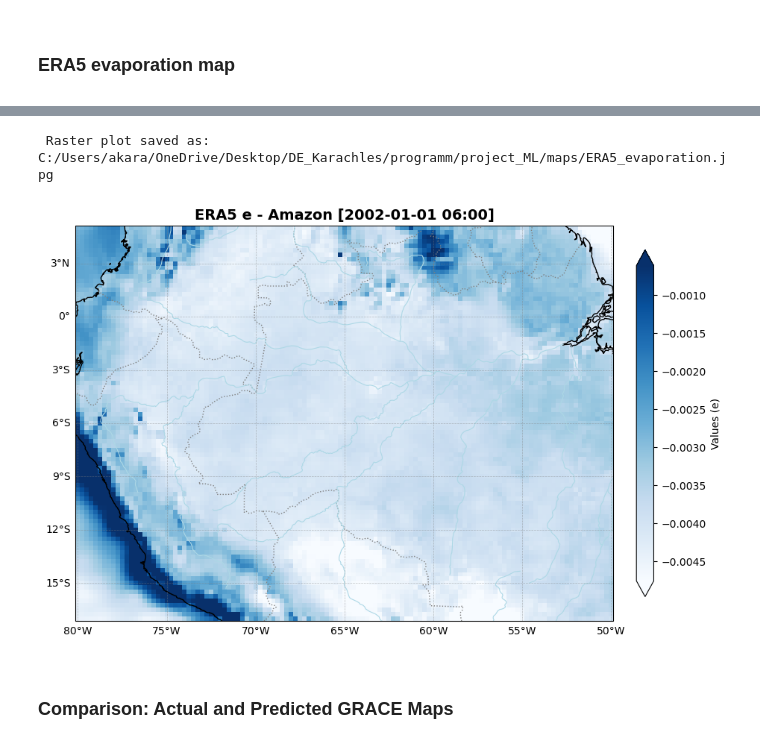
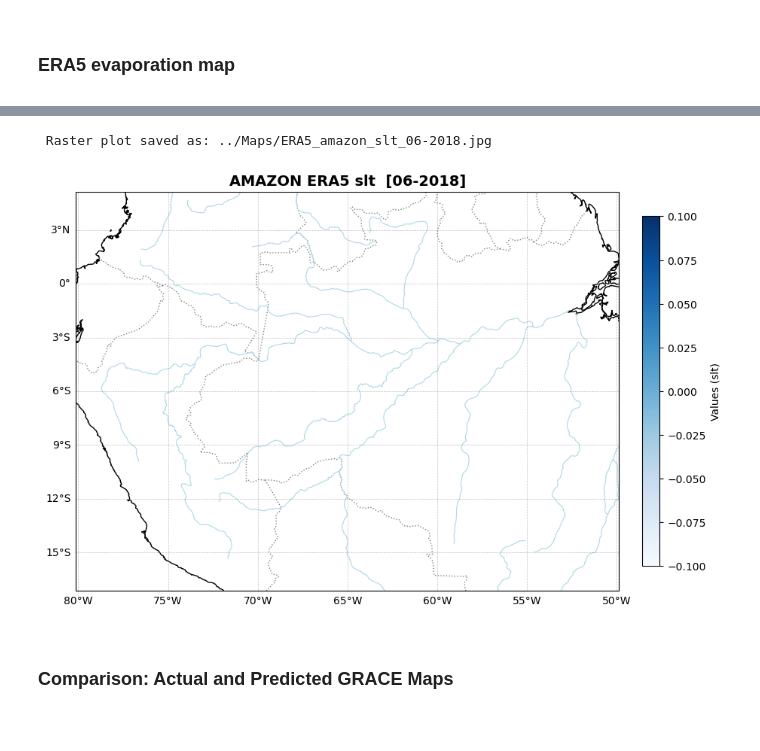
Before and after one commit to Neversplit2/grace_project, a Jupyter notebook: code/backend_notebook.ipynb, the cells around one changed output, grey strips where cells are left out. Saved outputs shown, nothing was run; the diff lists cells and outputs as text; code cells hidden in the pictures.

```diff
--- a/code/backend_notebook.ipynb
+++ b/code/backend_notebook.ipynb
@@ -914,44 +892,77 @@ FileNotFoundError: [Errno 2] No such file or directory: 'D:/XGBoost_model_fast.p
 # %% [markdown]
 # <font size="4"> ERA5 evaporation map </font>
 # %%
-# to alla3a kai tou ebala na plottarei me bash thn epilogh etous kai mhna, eixes na plottarei mono thn pwth eggrafh tou era5_1 dataset--> 2002-1
-# bebaia elegxeis MONO to ds_era1_sliced, enw exeis kai ds_ers2_sliced
-# # kai kane input epilogh to var_to_plot wste na epilegei o xrhsths ti 8elei na ektupwnei
-# einai eukolo ayto, arkei na kaneis ds to era5_df_merged kai meta if gia na dwseis ta pithana variables
-# prepei na einai dunamiko kai to onoma tou output gia na mh ginontai overright ta plots sou, mporw na sto kanw egw alla paidepse to ligo monos sou xwris chatgpt/gemini h o,ti allo
-# dynamikos 8a prepei na einai kai o titlos twn xartwn
-# ta blues me auto euros den mou polu aresoun...
+# sos [6] slt [7] swvl1  [8] swvl2 [9] swvl3 [10] swvl4 [11] lai_hv [12] lai_lv plots are created with rendering issues (no rendering) possibly
+# due to their low variance. Try to fix this bug possibly by changing the vmin/vmax values.
 
-# evaporation (ERA5_1 dataset)
-output_jpg_era5 = "../Maps/ERA5_evaporation.jpg"
 
-var_to_plot = 'e'
+
+#Creating era5 input data for raster plots. These will work as predictors for the trained model.
+ds_era5_merged = xr.merge([ds_era1,ds_era2])
+
+feature_list = list(ds_era5_merged.data_vars)
+# Creating numeric list of ds_era5_merged features
+print("\n Available Features ")
+for i, feature in enumerate(feature_list, 0):
+    print(f" [{i}] {feature}")
+print("\n Choose a number from the list above to create a raster plot for the corresponding feature.")
+# User chooses a number according to list
+try:
+    era5_feature = int(input("Pick a number from the list: "))
+except ValueError:
+    print(" Invalid input! Terminating programm.")
+    sys.exit()
+
+#Grab the string name from your list
+#era5_feature is integer
+var_to_plot = feature_list[era5_feature]
+print(var_to_plot)
+# Users input name of basin for title
+try:
+    basin_name = input("Enter Basin Name for the Title (e.g. Amazon, Lake Victoria): ").strip()
+except ValueError:
+    print(" Invalid input! Terminating programm.")
+    sys.exit()
+# Users input date of map
 try:
     map_year = int(input("Enter year: "))
     map_month = int(input("Enter month: "))
 except ValueError:
     print(" Invalid input! Terminating programm.")
     sys.exit()
+# Slice for input year & month
+# Specific hour (23:00) required to avoid the midnight reset of features.
+data_slice = ds_era5_merged[var_to_plot].sel(valid_time=f'{map_year}-{map_month}-01 23:00', method='nearest')
 
-# # In this example we choose the first year/month in dataset
-# data_slice = ds_era1_sliced[var_to_plot].isel(valid_time=0)
+# I only need month and year
+time_str = data_slice.valid_time.dt.strftime("%m-%Y").item()
+print(f"Preparing map for '{var_to_plot}' {time_str}")
 
-# Slice for input year & month
-data_slice = ds_era1_sliced[var_to_plot].sel(valid_time=f'{map_year}-{map_month}-01', method='nearest')
+# Dynamic .jpg title approach
+output_jpg_era5 = f"../Maps/ERA5_{basin_name}_{var_to_plot}_{time_str}.jpg"
+# Solving overwrite output problem
+i=1
+while os.path.exists(output_jpg_era5):
+    output_jpg_era5 = f"../Maps/ERA5_{basin_name}_{var_to_plot}_{time_str}_{i}.jpg"
+    i=i+1
+else:
+    print(f"Map saved to {output_jpg_era5}")
 
-time_str = data_slice.valid_time.dt.strftime("%Y-%m-%d %H:00").item()
-
-print(f"Preparing map for '{var_to_plot}' {time_str}")
+# Fixing colour range
+# Find the value that is smaller than 2% of the data
+vmin = data_slice.quantile(0.02).item()
+# Find the value that is smaller than 98% of the data
+vmax = data_slice.quantile(0.98).item()
 
 plt.figure(figsize=(10, 8))
 
 ax = plt.axes(projection=ccrs.PlateCarree())
-
 plot = data_slice.plot.pcolormesh(
     ax=ax,
     transform=ccrs.PlateCarree(),
     cmap="Blues",
     robust=True,
+    vmin=vmin, vmax=vmax,
     cbar_kwargs={
         "orientation": "vertical",
         "fraction": 0.03,
@@ -972,7 +983,7 @@ gl.xlabel_style = {'size': 10}
 gl.ylabel_style = {'size': 10}
 
 # Title
-ax.set_title(f"ERA5 {var_to_plot.lower()}  [{time_str}]", fontsize=14, fontweight='bold')
+ax.set_title(f"{basin_name.upper()} ERA5 {var_to_plot.lower()}  [{time_str}]", fontsize=14, fontweight='bold')
 
 # Remove default xarray labels
 ax.set_xlabel("")
@@ -987,5 +1016,5 @@ plt.show()
- Raster plot saved as: C:/Users/akara/OneDrive/Desktop/DE_Karachles/programm/project_ML/maps/ERA5_evaporation.jpg
+ Raster plot saved as: ../Maps/ERA5_amazon_slt_06-2018.jpg
-[figure, old version]
+[figure, new version]
 # %% [markdown]
 # <font size="4"> Comparison: Actual and Predicted GRACE Maps </font>
 # %%
```
Also changed, not shown: parts of 14 cells of this notebook.
